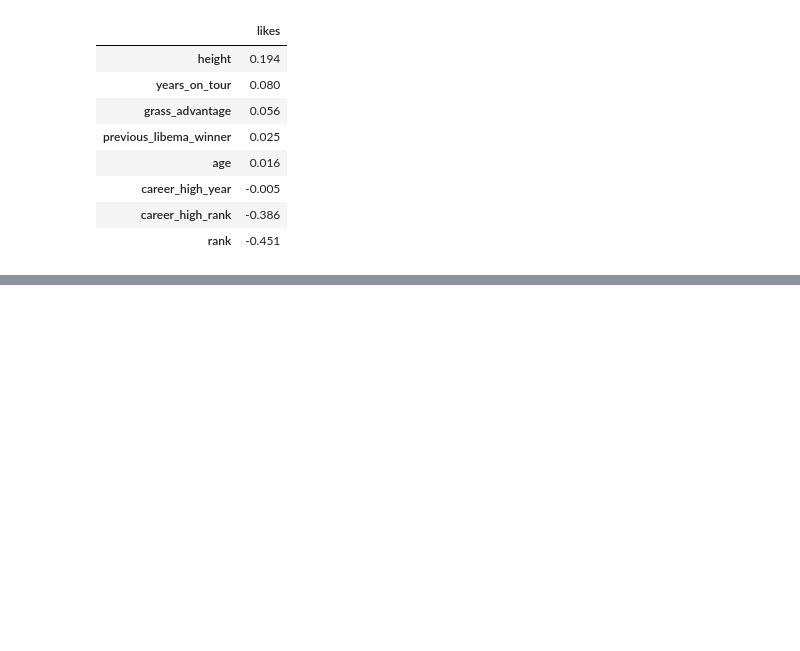
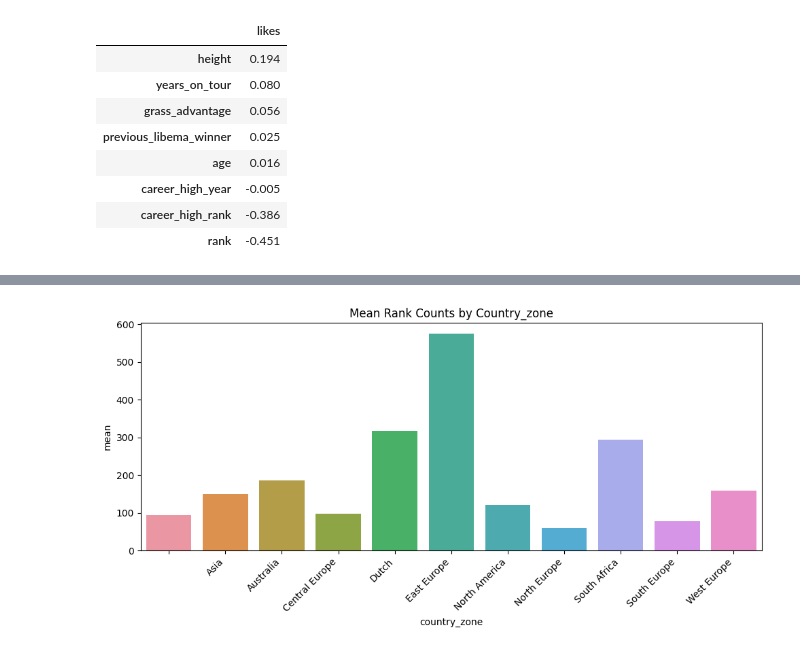
Before and after one commit to AsafKed/tennis-router, a Jupyter notebook: backend/analysis.ipynb, the cells around one changed output, grey strips where cells are left out. Saved outputs shown, nothing was run; the diff lists cells and outputs as text; code cells hidden in the pictures; blank space fills up the shorter version.

```diff
--- a/backend/analysis.ipynb
+++ b/backend/analysis.ipynb
@@ -628,0 +721,4 @@ For categorical variables, you could perform an ANOVA or Chi-squared test to det
+# %%
+visualize_cat_property(cat_df, 'country_zone', 'rank', types=['mean'])
+# %% [output]
+[figure, added]
```
Also changed, not shown: parts of 15 cells of this notebook, 16 other files.
